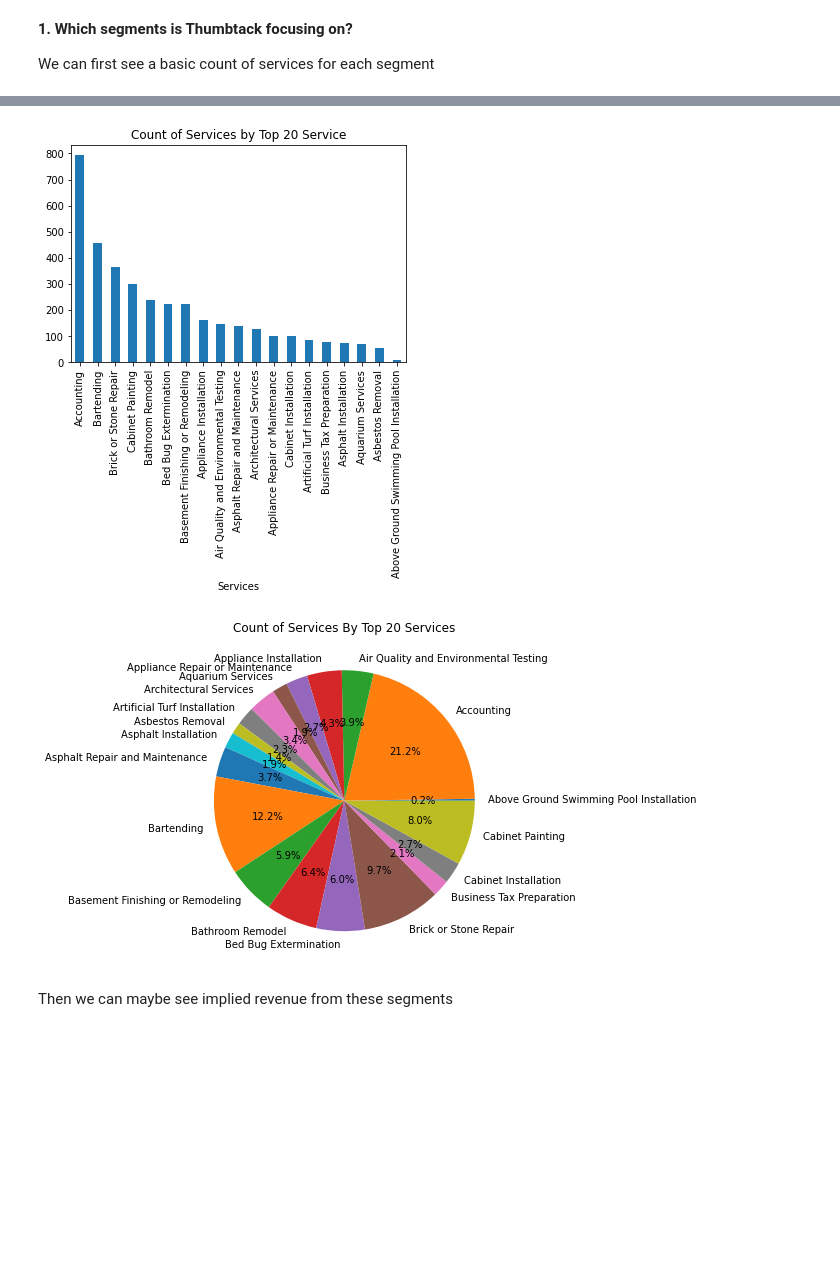
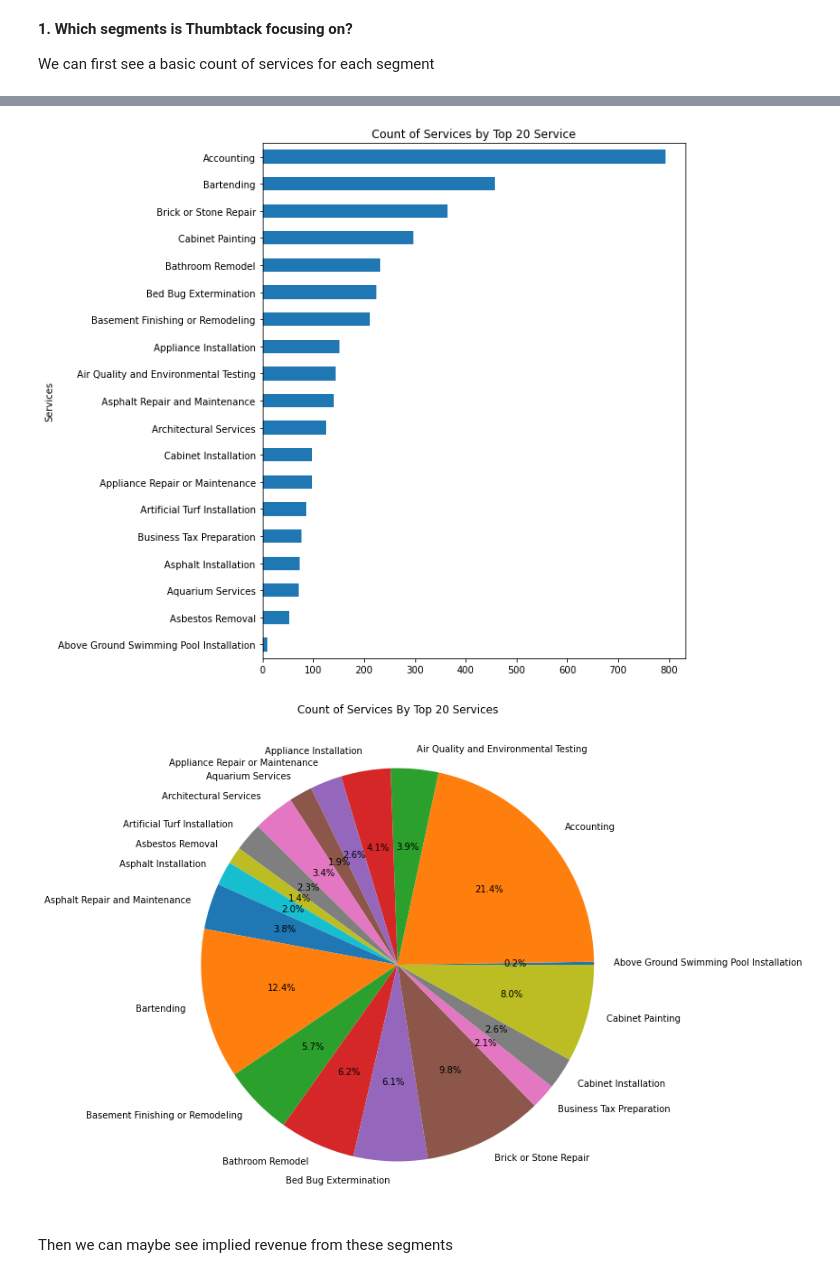
Before and after one commit to ameeruljunaidi/ScrapeThumbtack, a Jupyter notebook: analysis/main.ipynb, the cells around one changed output, grey strips where cells are left out. Saved outputs shown, nothing was run; the diff lists cells and outputs as text; code cells hidden in the pictures; blank space fills up the shorter version.

Commit message:
Added charts

```diff
--- a/analysis/main.ipynb
+++ b/analysis/main.ipynb
@@ -87,19 +87,18 @@ dfServicesCount.sort_values(by="Count", ascending=False)[:9]
 # %%
 servicesCountChart = servicesCount[:19]
-servicesCountChart.sort_values(ascending=False).plot.bar(title="Count of Services by Top 20 Service", )
-current_values = plt.gca().get_yticks()
-plt.gca().set_yticklabels(['{:,.0f}'.format(x) for x in current_values])
+servicesCountChart.sort_values(ascending=True).plot.barh(
+    title="Count of Services by Top 20 Service", xlabel="Services", figsize=(8, 10))
 plt.show()
 
 servicesCountChart.plot.pie(autopct="%.1f%%",
-    title="Count of Services By Top 20 Services",
-    y="Count",
-    ylabel="",
-    figsize=(6, 6))
+                            title="Count of Services By Top 20 Services",
+                            y="Count",
+                            ylabel="",
+                            figsize=(10, 10))
 plt.show()
 # %% [output]
-[figure, old version]
+[figure, new version]
-[figure, old version]
+[figure, new version]
 # %% [markdown]
 Then we can maybe see implied revenue from these segments
 # %%
```
Also changed, not shown: parts of 8 cells of this notebook, 2 other files.
